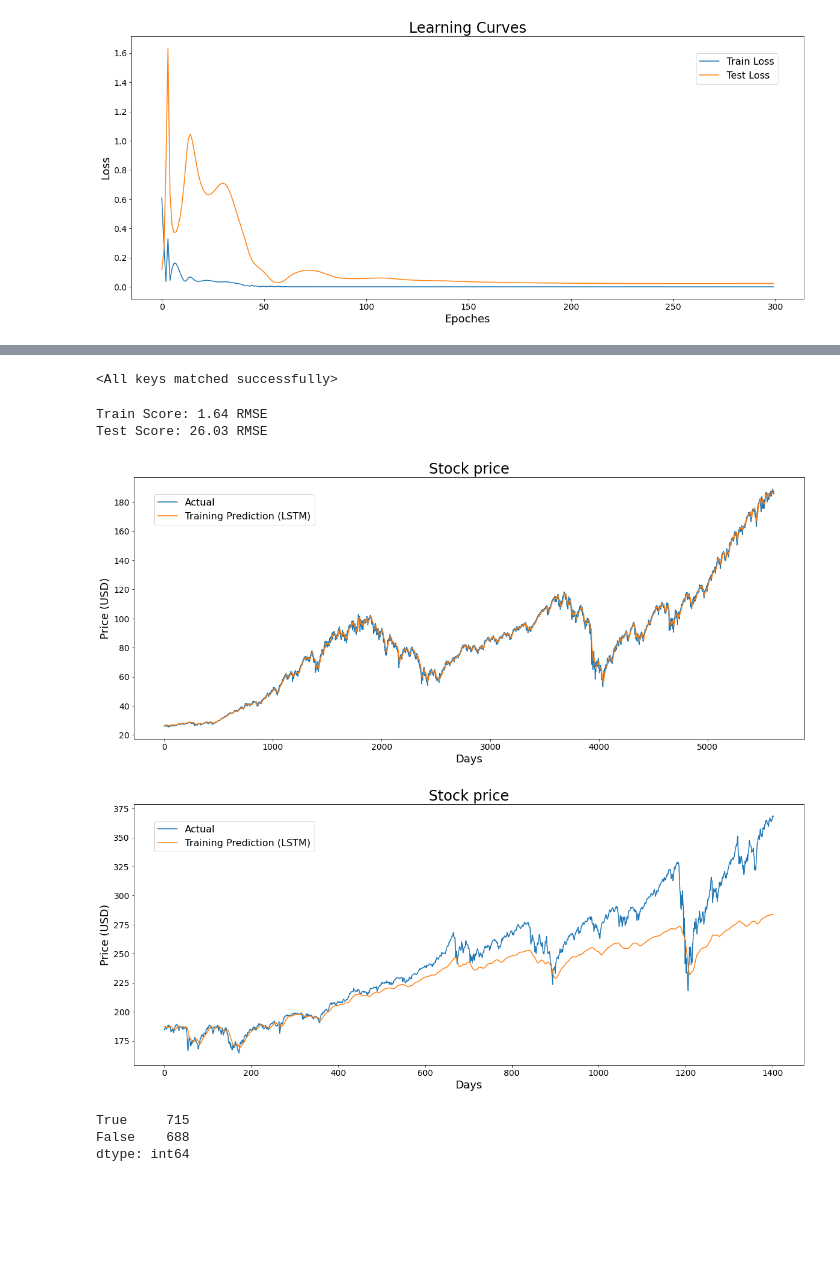
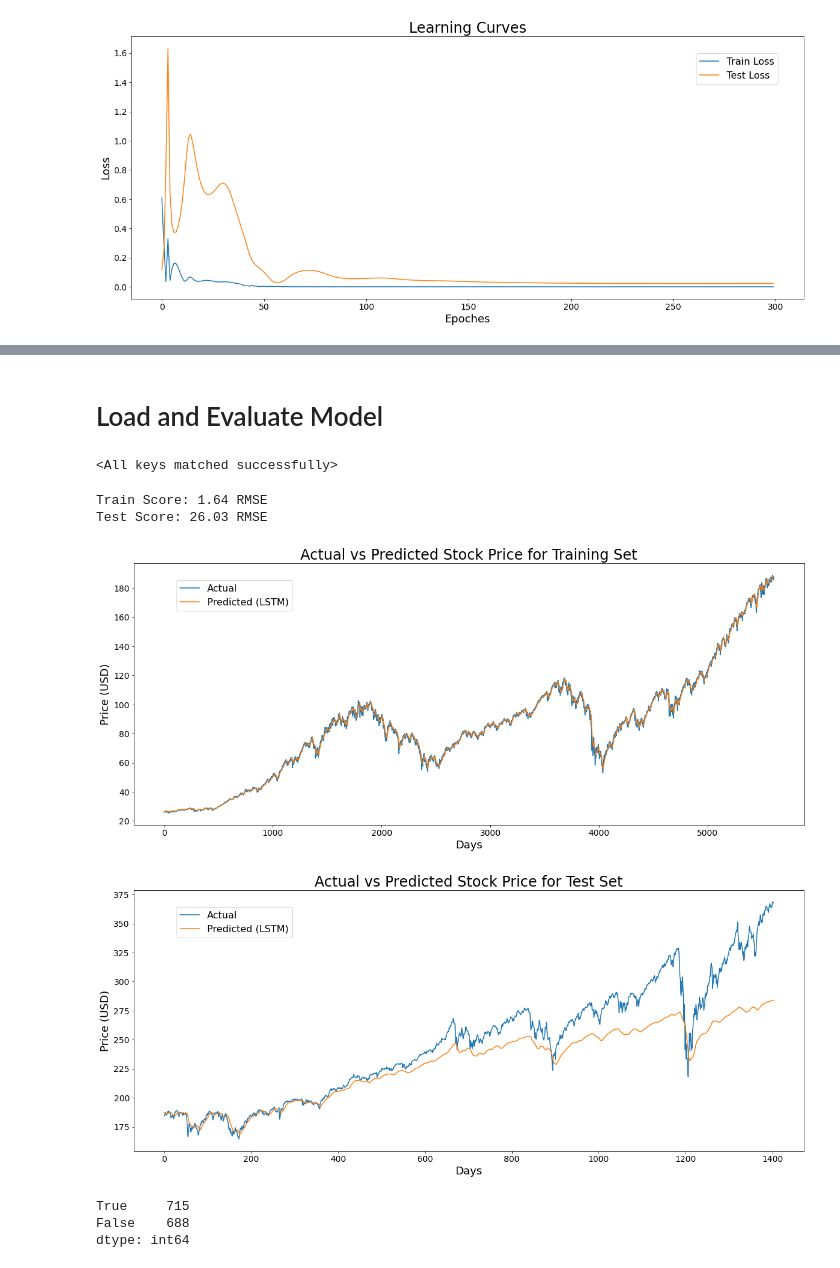
Before and after one commit to lqwdev/ai349-project, a Jupyter notebook: src/lstm.ipynb, the cells around one changed output, grey strips where cells are left out. Drawn from its saved outputs; the diff is of its cells as text; code cells hidden in the pictures; blank space fills up the shorter version.

```diff
--- a/src/lstm.ipynb
+++ b/src/lstm.ipynb
@@ -145,5 +140,0 @@ torch.save(model.state_dict(), 'models/lstm1')
-# %%
-model = LSTM(input_dim=input_dim, hidden_dim=hidden_dim, output_dim=output_dim, num_layers=num_layers)
-model.load_state_dict(torch.load('models/lstm1'))
-# %% [output]
-<All keys matched successfully>
@@ -150,3 +143,10 @@ model.load_state_dict(torch.load('models/lstm1'))
+# %% [markdown]
+# Load and Evaluate Model
+# %%
+model = LSTM(input_dim=input_dim, hidden_dim=hidden_dim, output_dim=output_dim, num_layers=num_layers)
+model.load_state_dict(torch.load('models/lstm1'))
+# %% [output]
+<All keys matched successfully>
 # %%
 import math, time
 from sklearn.metrics import mean_squared_error
@@ -172,33 +172,33 @@ Test Score: 26.03 RMSE
 # %%
 predict = pd.DataFrame(y_train_pred)
 original = pd.DataFrame(scaler.inverse_transform(y_train_lstm.detach().numpy()))
 
 plt.figure(figsize=(20,8))
 plt.plot(original.index, original[0], label="Actual")
-plt.plot(predict.index, predict[0], label="Training Prediction (LSTM)")
+plt.plot(predict.index, predict[0], label="Predicted (LSTM)")
 
 plt.legend(loc='lower center', bbox_to_anchor=(0.15, 0.8), fontsize=16)
 
-plt.title('Stock price', fontsize=24)
+plt.title('Actual vs Predicted Stock Price for Training Set', fontsize=24)
 plt.xlabel('Days', fontsize=18)
 plt.ylabel('Price (USD)', fontsize=18)
 plt.xticks(fontsize=14)
 plt.yticks(fontsize=14)
 
 plt.show()
 # %% [output]
-[figure, old version]
+[figure, new version]
 # %%
 y_test = pd.DataFrame(y_test)
 y_test_pred = pd.DataFrame(y_test_pred)
 
 plt.figure(figsize=(20,8))
 plt.plot(y_test.index, y_test[0], label="Actual")
-plt.plot(y_test_pred.index, y_test_pred[0], label="Training Prediction (LSTM)")
+plt.plot(y_test_pred.index, y_test_pred[0], label="Predicted (LSTM)")
 
 plt.legend(loc='lower center', bbox_to_anchor=(0.15, 0.8), fontsize=16)
 
-plt.title('Stock price', fontsize=24)
+plt.title('Actual vs Predicted Stock Price for Test Set', fontsize=24)
 plt.xlabel('Days', fontsize=18)
 plt.ylabel('Price (USD)', fontsize=18)
 plt.xticks(fontsize=14)
@@ -206,7 +206,7 @@ plt.yticks(fontsize=14)
 
 plt.show()
 # %% [output]
-[figure, old version]
+[figure, new version]
 # %%
 actual_change = (y_test.shift(-1) - y_test) / y_test
 pred_change = (y_test_pred.shift(-1) - y_test_pred) / y_test_pred
```
Also changed, not shown: parts of 13 cells of this notebook, 3 other files.
